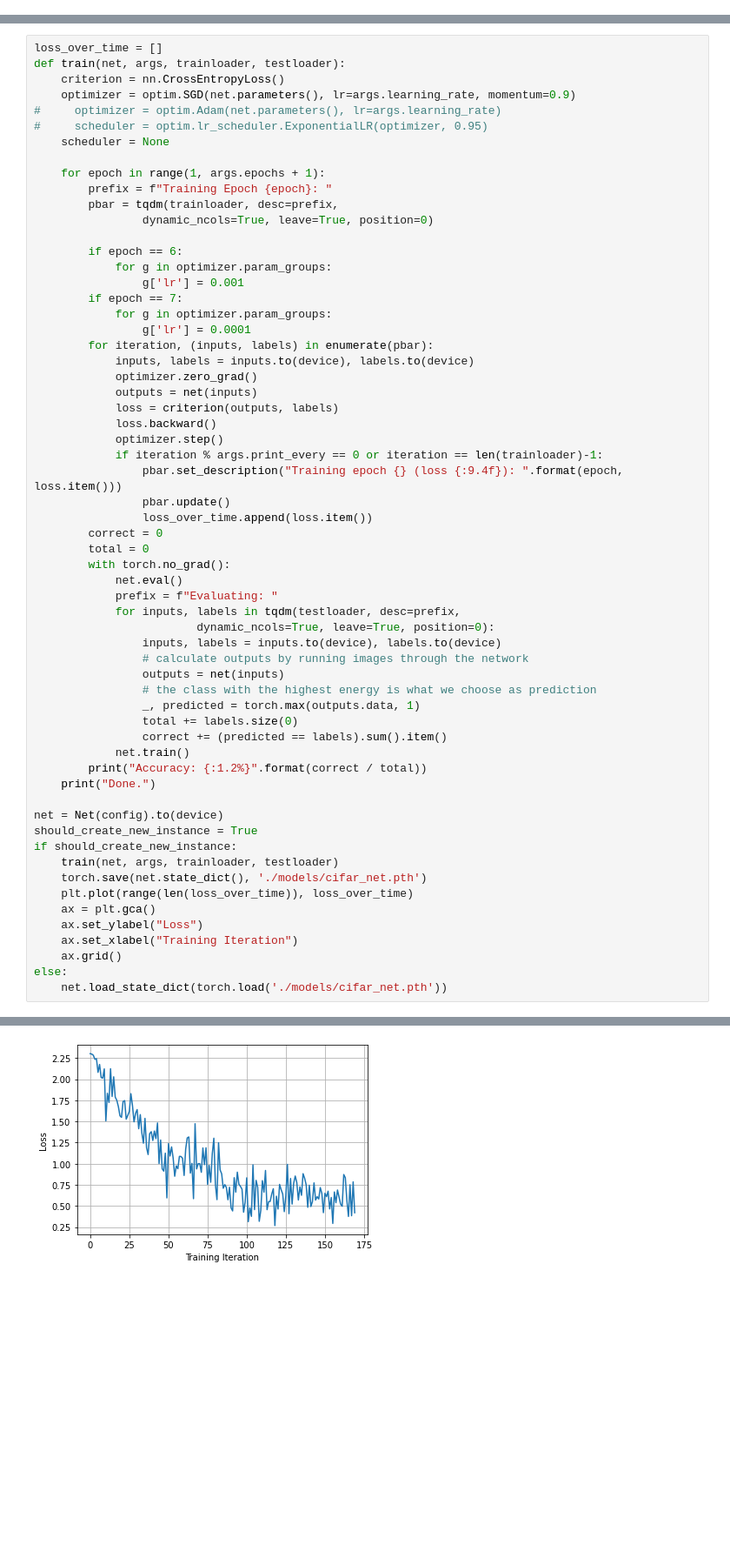
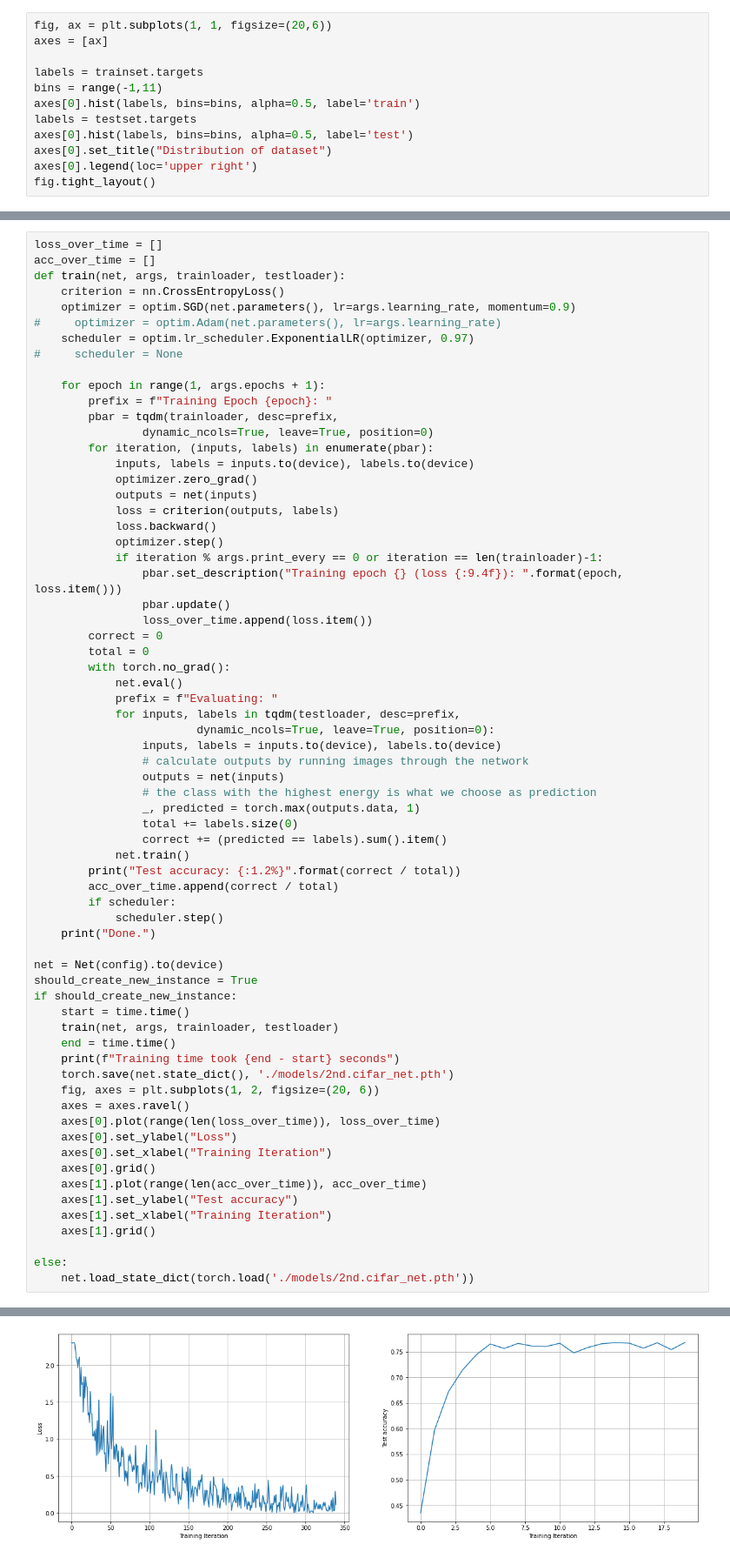
Before and after one commit to fireofearth/document, a Jupyter notebook: vision/cifar10-modify.ipynb, the cells around one changed output, grey strips where cells are left out. Shown at 87% size. Drawn from its saved outputs; the diff is of its cells as text; blank space fills up the shorter version.

```diff
--- a/vision/cifar10-modify.ipynb
+++ b/vision/cifar10-modify.ipynb
@@ -47,0 +50,12 @@ Test set: 313, 10016
+# %%
+fig, ax = plt.subplots(1, 1, figsize=(20,6))
+axes = [ax]
+
+labels = trainset.targets
+bins = range(-1,11)
+axes[0].hist(labels, bins=bins, alpha=0.5, label='train')
+labels = testset.targets
+axes[0].hist(labels, bins=bins, alpha=0.5, label='test')
+axes[0].set_title("Distribution of dataset")
+axes[0].legend(loc='upper right')
+fig.tight_layout()
@@ -189,23 +247,17 @@ Estimated Total Size (MB): 1.01
 # %%
 loss_over_time = []
+acc_over_time = []
 def train(net, args, trainloader, testloader):
     criterion = nn.CrossEntropyLoss()
     optimizer = optim.SGD(net.parameters(), lr=args.learning_rate, momentum=0.9)
 #     optimizer = optim.Adam(net.parameters(), lr=args.learning_rate)
-#     scheduler = optim.lr_scheduler.ExponentialLR(optimizer, 0.95)
-    scheduler = None
+    scheduler = optim.lr_scheduler.ExponentialLR(optimizer, 0.97)
+#     scheduler = None
 
     for epoch in range(1, args.epochs + 1):
         prefix = f"Training Epoch {epoch}: "
         pbar = tqdm(trainloader, desc=prefix,
                 dynamic_ncols=True, leave=True, position=0)
-
-        if epoch == 6:
-            for g in optimizer.param_groups:
-                g['lr'] = 0.001
-        if epoch == 7:
-            for g in optimizer.param_groups:
-                g['lr'] = 0.0001
         for iteration, (inputs, labels) in enumerate(pbar):
             inputs, labels = inputs.to(device), labels.to(device)
             optimizer.zero_grad()
@@ -232,19 +284,31 @@ def train(net, args, trainloader, testloader):
                 total += labels.size(0)
                 correct += (predicted == labels).sum().item()
             net.train()
-        print("Accuracy: {:1.2%}".format(correct / total))
+        print("Test accuracy: {:1.2%}".format(correct / total))
+        acc_over_time.append(correct / total)
+        if scheduler:
+            scheduler.step()
     print("Done.")
 
 net = Net(config).to(device)
 should_create_new_instance = True
 if should_create_new_instance:
+    start = time.time()
     train(net, args, trainloader, testloader)
-    torch.save(net.state_dict(), './models/cifar_net.pth')
-    plt.plot(range(len(loss_over_time)), loss_over_time)
-    ax = plt.gca()
-    ax.set_ylabel("Loss")
-    ax.set_xlabel("Training Iteration")
-    ax.grid()
+    end = time.time()
+    print(f"Training time took {end - start} seconds")
+    torch.save(net.state_dict(), './models/2nd.cifar_net.pth')
+    fig, axes = plt.subplots(1, 2, figsize=(20, 6))
+    axes = axes.ravel()
+    axes[0].plot(range(len(loss_over_time)), loss_over_time)
+    axes[0].set_ylabel("Loss")
+    axes[0].set_xlabel("Training Iteration")
+    axes[0].grid()
+    axes[1].plot(range(len(acc_over_time)), acc_over_time)
+    axes[1].set_ylabel("Test accuracy")
+    axes[1].set_xlabel("Training Iteration")
+    axes[1].grid()
+
 else:
-    net.load_state_dict(torch.load('./models/cifar_net.pth'))
+    net.load_state_dict(torch.load('./models/2nd.cifar_net.pth'))
 # %% [output]
@@ -268 +332 @@ Done.
-[figure, old version]
+[figure, new version]
```
Also changed, not shown: parts of 14 cells of this notebook, 13 other files.
